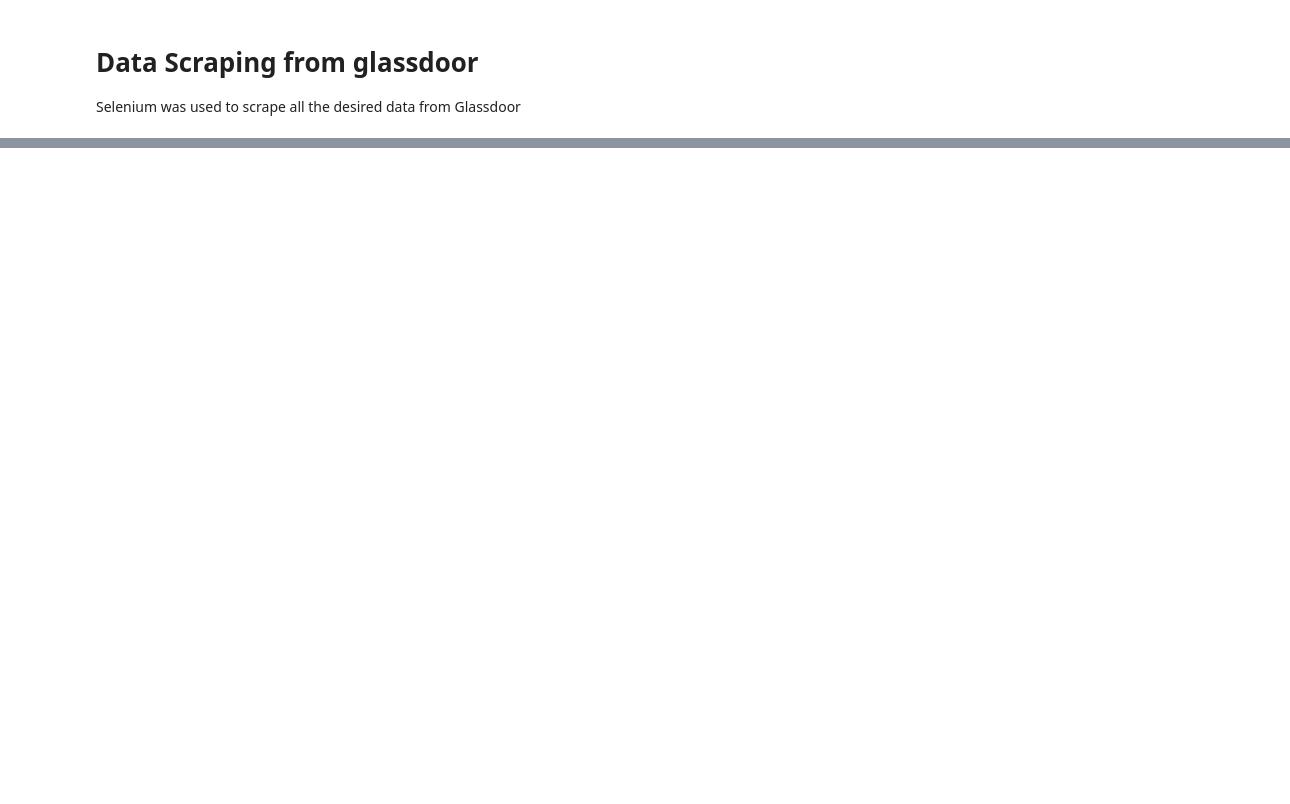
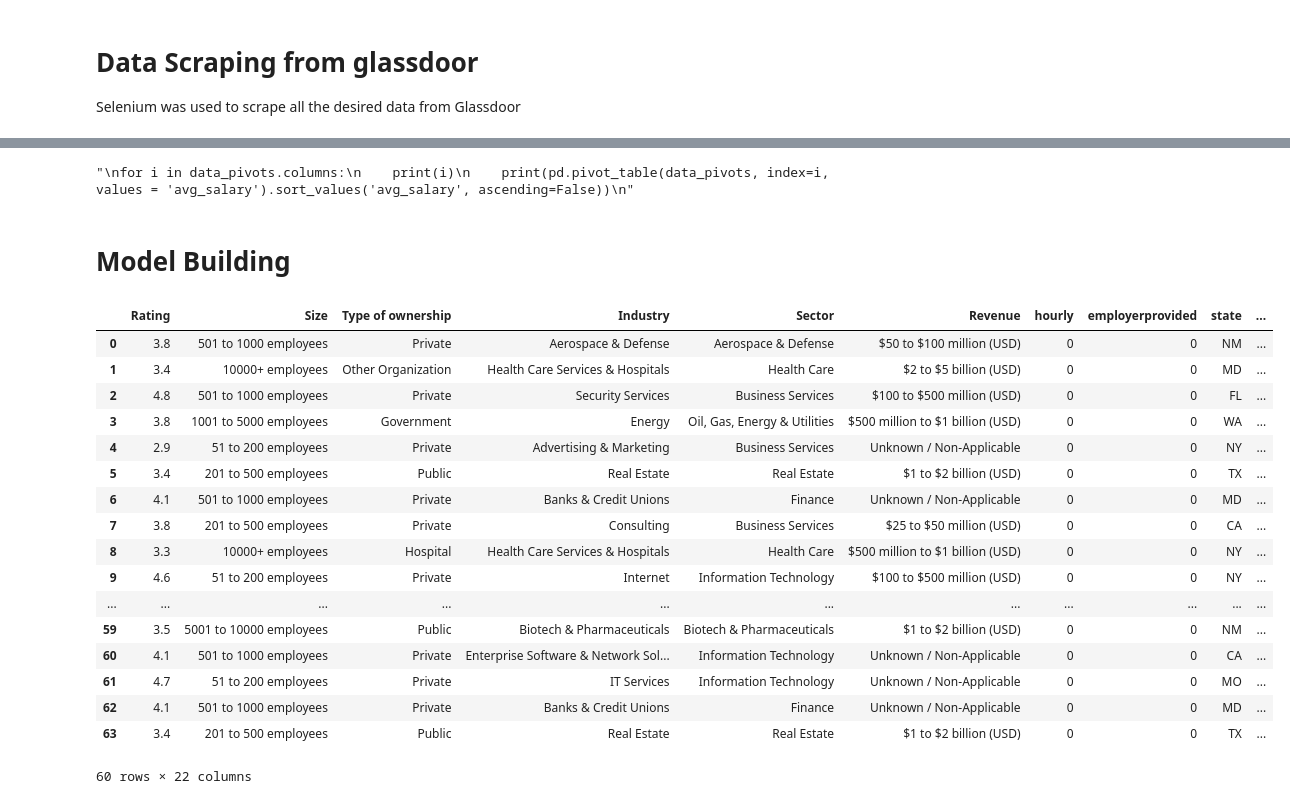
Before and after one commit to sumitkutty/Glassdoor-Salary-Prediction, a Jupyter notebook: From_scratch.ipynb, the cells around one changed output, grey strips where cells are left out. Drawn from its saved outputs; the diff is of its cells as text; code cells hidden in the pictures; blank space fills up the shorter version.

```diff
--- a/From_scratch.ipynb
+++ b/From_scratch.ipynb
@@ -16,3 +1,29 @@ import importlib
+# %%
+#general
+import pandas as pd
+import numpy as np
+import matplotlib.pyplot as plt
+from warnings import filterwarnings as w
+w('ignore')
+import seaborn as sns
+
+#misc
+from datetime import datetime,date
+from dateutil.relativedelta import relativedelta
+
+#Models
+from sklearn.model_selection import train_test_split,cross_val_score,GridSearchCV
+import statsmodels.api as sm
+from sklearn.linear_model import LinearRegression,Lasso
+from sklearn.ensemble import RandomForestRegressor
+from sklearn.metrics import mean_absolute_error,r2_score
+
+
+#Productionizing the ML model:
+import pickle
+#to display all rows of a dataframe in jupyter
+pd.options.display.max_rows
+pd.set_option('display.max_rows',None)
 # %% [markdown]
 # Data Scraping from glassdoor
 Selenium was used to scrape all the desired data from Glassdoor
@@ -37,0 +247,9 @@ dataset
+# %%
+#construct pivot tables for all the columns in the above data_pivots against 'avg_salary'
+for i in data_pivots.columns:
+    print(i)
+    print(pd.pivot_table(data_pivots, index=i, values = 'avg_salary').sort_values('avg_salary', ascending=False))
+# %% [output]
+"\nfor i in data_pivots.columns:\n    print(i)\n    print(pd.pivot_table(data_pivots, index=i, values = 'avg_salary').sort_values('avg_salary', ascending=False))\n"
+# %% [markdown]
+# Model Building
@@ -37,0 +259,21 @@ dataset
+# %%
+data_model.head(60)
+# %% [output]
+|  | Rating | Size | Type of ownership | Industry | Sector | Revenue | hourly | employerprovided | state | ... |
+| 0 | 3.8 | 501 to 1000 employees | Private | Aerospace & Defense | Aerospace & Defense | $50 to $100 million (USD) | 0 | 0 | NM | ... |
+| 1 | 3.4 | 10000+ employees | Other Organization | Health Care Services & Hospitals | Health Care | $2 to $5 billion (USD) | 0 | 0 | MD | ... |
+| 2 | 4.8 | 501 to 1000 employees | Private | Security Services | Business Services | $100 to $500 million (USD) | 0 | 0 | FL | ... |
+| 3 | 3.8 | 1001 to 5000 employees | Government | Energy | Oil, Gas, Energy & Utilities | $500 million to $1 billion (USD) | 0 | 0 | WA | ... |
+| 4 | 2.9 | 51 to 200 employees | Private | Advertising & Marketing | Business Services | Unknown / Non-Applicable | 0 | 0 | NY | ... |
+| 5 | 3.4 | 201 to 500 employees | Public | Real Estate | Real Estate | $1 to $2 billion (USD) | 0 | 0 | TX | ... |
+| 6 | 4.1 | 501 to 1000 employees | Private | Banks & Credit Unions | Finance | Unknown / Non-Applicable | 0 | 0 | MD | ... |
+| 7 | 3.8 | 201 to 500 employees | Private | Consulting | Business Services | $25 to $50 million (USD) | 0 | 0 | CA | ... |
+| 8 | 3.3 | 10000+ employees | Hospital | Health Care Services & Hospitals | Health Care | $500 million to $1 billion (USD) | 0 | 0 | NY | ... |
+| 9 | 4.6 | 51 to 200 employees | Private | Internet | Information Technology | $100 to $500 million (USD) | 0 | 0 | NY | ... |
+| ... | ... | ... | ... | ... | ... | ... | ... | ... | ... | ... |
+| 59 | 3.5 | 5001 to 10000 employees | Public | Biotech & Pharmaceuticals | Biotech & Pharmaceuticals | $1 to $2 billion (USD) | 0 | 0 | NM | ... |
+| 60 | 4.1 | 501 to 1000 employees | Private | Enterprise Software & Network Sol... | Information Technology | Unknown / Non-Applicable | 0 | 0 | CA | ... |
+| 61 | 4.7 | 51 to 200 employees | Private | IT Services | Information Technology | Unknown / Non-Applicable | 0 | 0 | MO | ... |
+| 62 | 4.1 | 501 to 1000 employees | Private | Banks & Credit Unions | Finance | Unknown / Non-Applicable | 0 | 0 | MD | ... |
+| 63 | 3.4 | 201 to 500 employees | Public | Real Estate | Real Estate | $1 to $2 billion (USD) | 0 | 0 | TX | ... |
+60 rows × 22 columns
```
Also changed, not shown: parts of 25 cells of this notebook, 37 other files.
